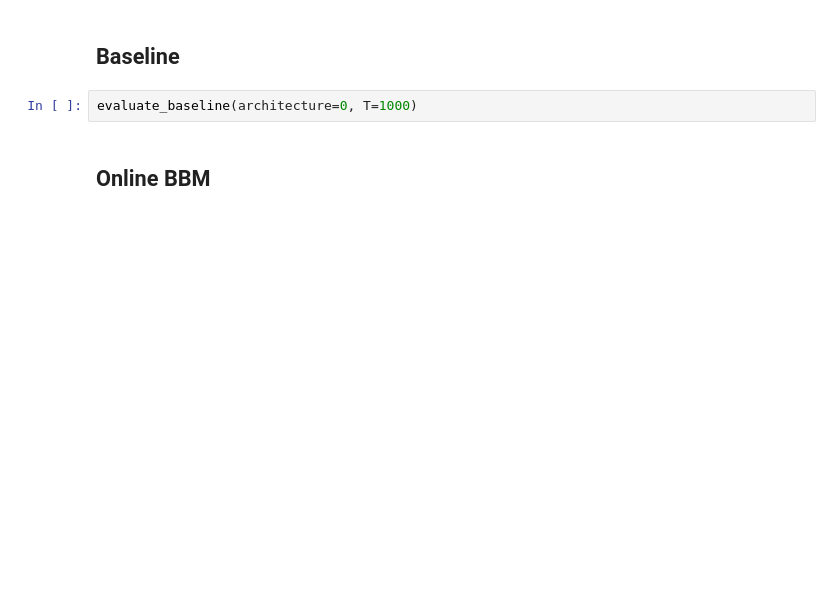
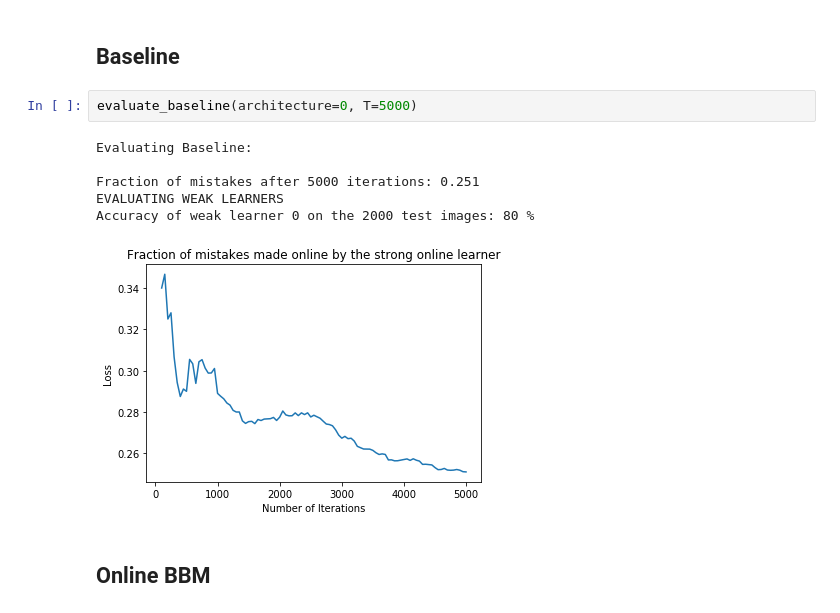
Before and after one commit to dqii/cos511_final_project, a Jupyter notebook: perc_mnist.ipynb, the cells around one changed output. Drawn from its saved outputs; the diff is of its cells as text; blank space fills up the shorter version.

```diff
--- a/perc_mnist.ipynb
+++ b/perc_mnist.ipynb
@@ -449,7 +432,14 @@ def evaluate_adaboostOL(N, T, architecture):
 # %% [markdown]
 ## Baseline
 # %%
-evaluate_baseline(architecture=0, T=1000)
+evaluate_baseline(architecture=0, T=5000)
+# %% [output]
+Evaluating Baseline:
+
+Fraction of mistakes after 5000 iterations: 0.251
+EVALUATING WEAK LEARNERS
+Accuracy of weak learner 0 on the 2000 test images: 80 %
+[figure, added]
 # %% [markdown]
 ## Online BBM
 # %%
```
Also changed, not shown: parts of 9 cells of this notebook.
